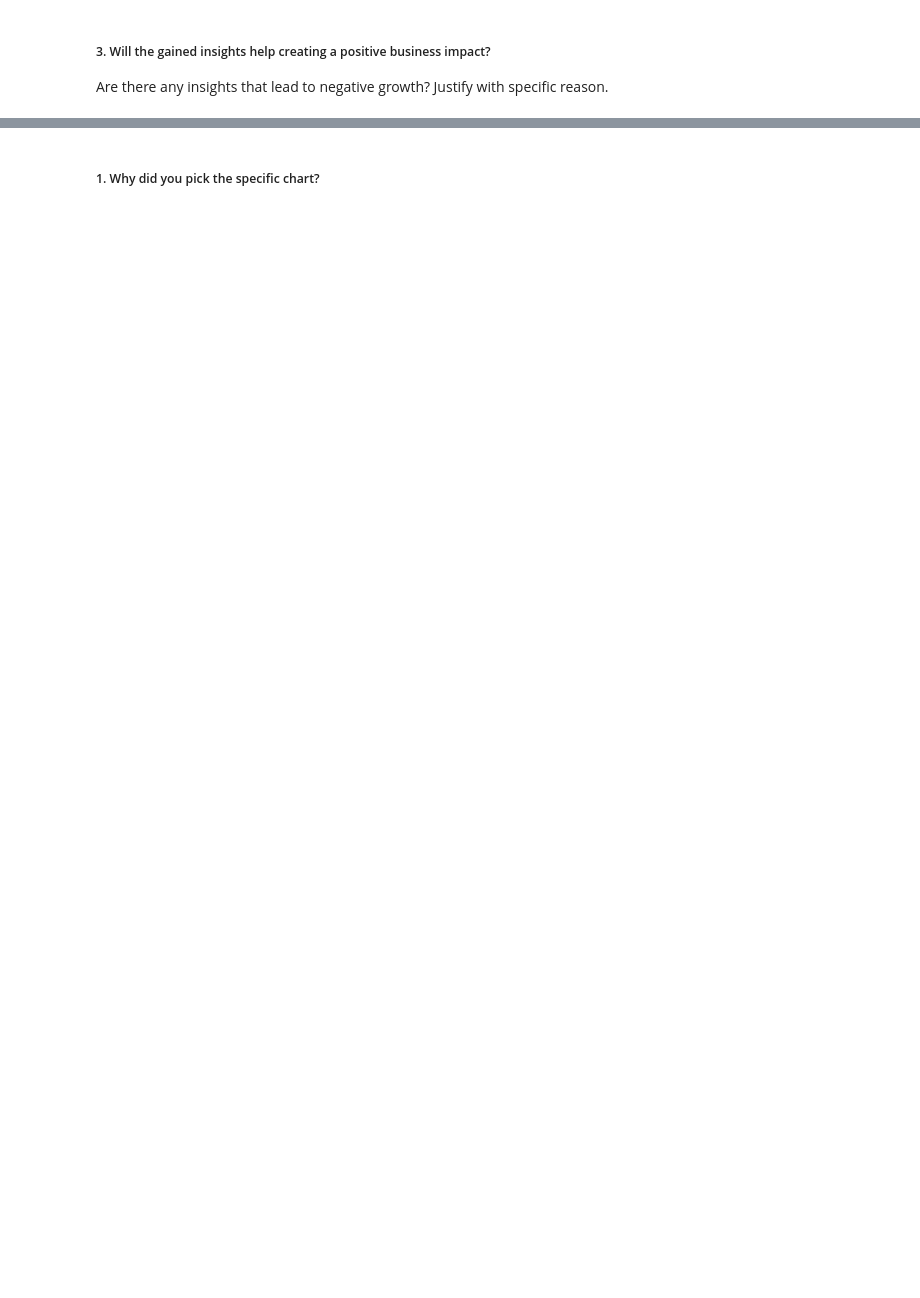
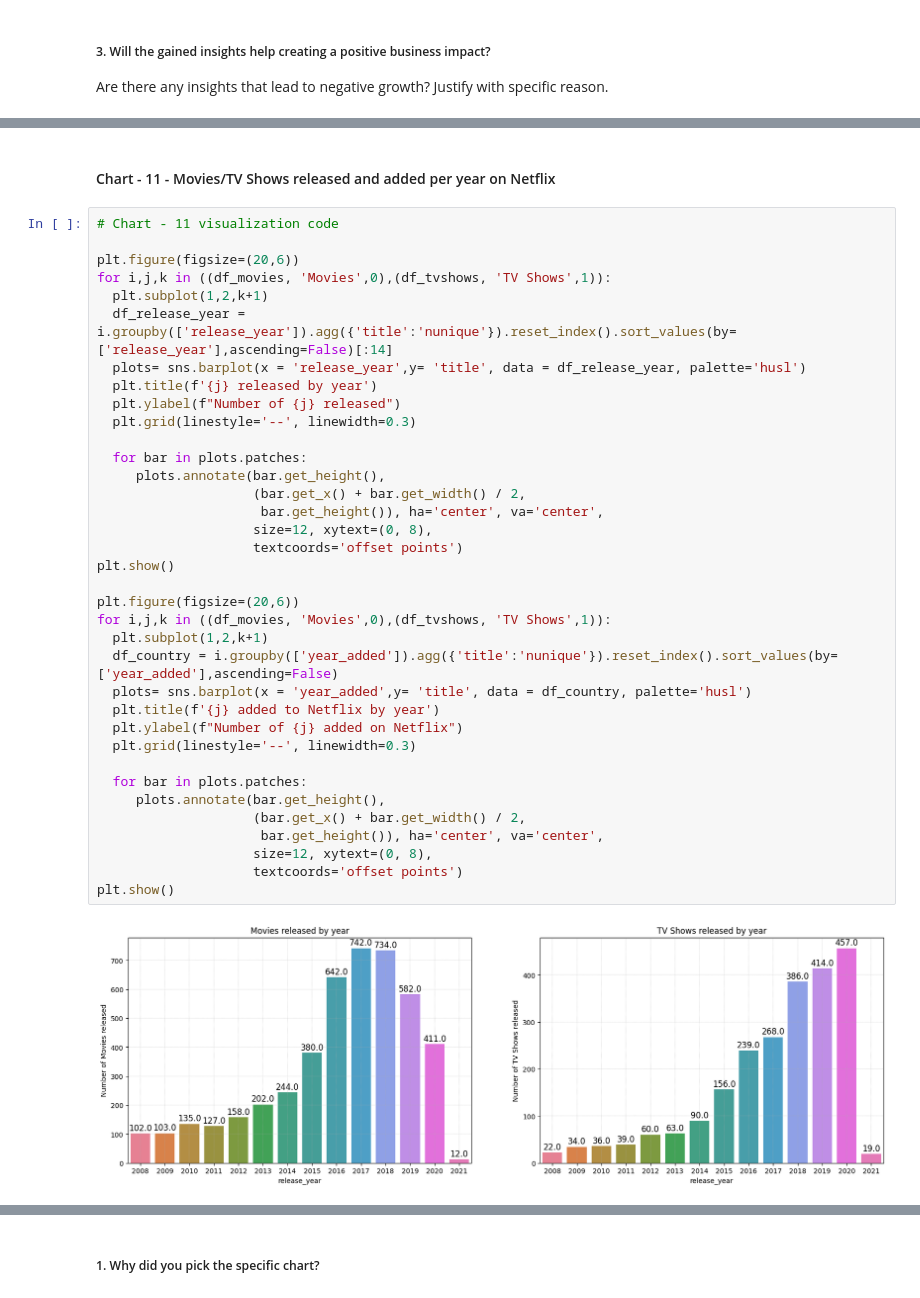
Before and after one commit to pande1sachin/Capstone-Project---Machine-Learning---Unsupervised-ML---Netflix-Movies-and-TV-Shows-Clustering, a Jupyter notebook: Individual_Copy_(Sachin_Pande)_|_Capstone_Project_|_Machine_Learning_Unsupervised_ML_Netflix_Movies_and_TV_Shows_Clustering.ipynb, the cells around one changed output, grey strips where cells are left out. Cells and saved outputs as stored; diff of their text form; blank space fills up the shorter version.

```diff
--- a/Individual_Copy_(Sachin_Pande)_|_Capstone_Project_|_Machine_Learning_Unsupervised_ML_Netflix_Movies_and_TV_Shows_Clustering.ipynb
+++ b/Individual_Copy_(Sachin_Pande)_|_Capstone_Project_|_Machine_Learning_Unsupervised_ML_Netflix_Movies_and_TV_Shows_Clustering.ipynb
@@ -1288,0 +1348,40 @@ Answer Here
+# %% [markdown]
+#### Chart - 11 - Movies/TV Shows released and added per year on Netflix
+# %%
+# Chart - 11 visualization code
+
+plt.figure(figsize=(20,6))
+for i,j,k in ((df_movies, 'Movies',0),(df_tvshows, 'TV Shows',1)):
+  plt.subplot(1,2,k+1)
+  df_release_year = i.groupby(['release_year']).agg({'title':'nunique'}).reset_index().sort_values(by=['release_year'],ascending=False)[:14]
+  plots= sns.barplot(x = 'release_year',y= 'title', data = df_release_year, palette='husl')
+  plt.title(f'{j} released by year')
+  plt.ylabel(f"Number of {j} released")
+  plt.grid(linestyle='--', linewidth=0.3)
+
+  for bar in plots.patches:
+     plots.annotate(bar.get_height(),
+                    (bar.get_x() + bar.get_width() / 2,
+                     bar.get_height()), ha='center', va='center',
+                    size=12, xytext=(0, 8),
+                    textcoords='offset points')
+plt.show()
+
+plt.figure(figsize=(20,6))
+for i,j,k in ((df_movies, 'Movies',0),(df_tvshows, 'TV Shows',1)):
+  plt.subplot(1,2,k+1)
+  df_country = i.groupby(['year_added']).agg({'title':'nunique'}).reset_index().sort_values(by=['year_added'],ascending=False)
+  plots= sns.barplot(x = 'year_added',y= 'title', data = df_country, palette='husl')
+  plt.title(f'{j} added to Netflix by year')
+  plt.ylabel(f"Number of {j} added on Netflix")
+  plt.grid(linestyle='--', linewidth=0.3)
+
+  for bar in plots.patches:
+     plots.annotate(bar.get_height(),
+                    (bar.get_x() + bar.get_width() / 2,
+                     bar.get_height()), ha='center', va='center',
+                    size=12, xytext=(0, 8),
+                    textcoords='offset points')
+plt.show()
+# %% [output]
+[figure, added]
```
Also changed, not shown: parts of 38 cells of this notebook.
